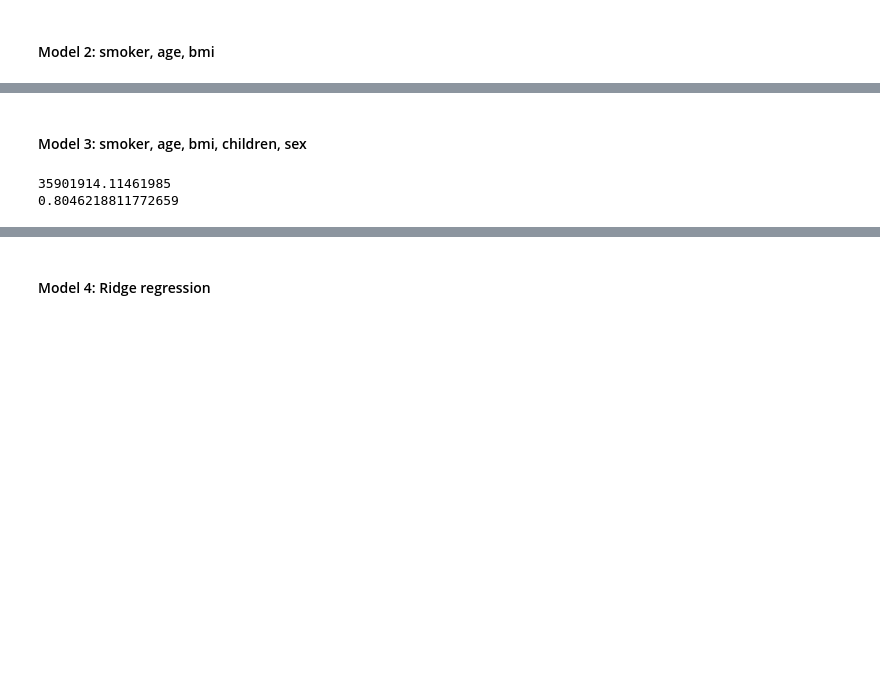
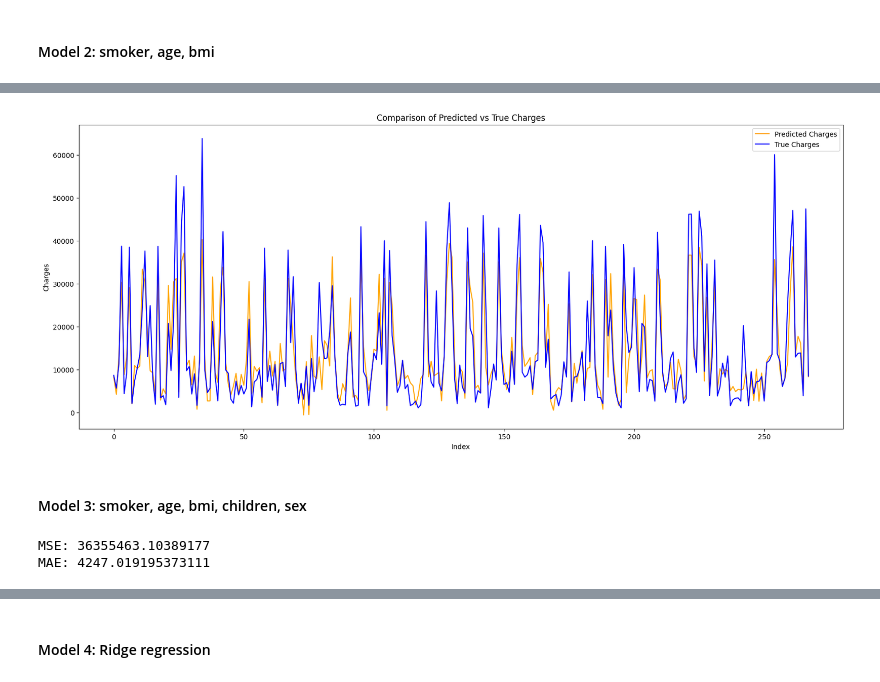
Before and after one commit to DinhXuanKhuong/Linear-Regression_Medical-Insurance-Cost-Prediction, a Jupyter notebook: code_duc.ipynb, the cells around one changed output, grey strips where cells are left out. Drawn from its saved outputs; the diff is of its cells as text; code cells hidden in the pictures; blank space fills up the shorter version.

```diff
--- a/code_duc.ipynb
+++ b/code_duc.ipynb
@@ -487,3 +491,7 @@ print(r2_score(y_test, y_predicted))
+# %%
+compare_output(y_predicted, y_test_numpy)
+# %% [output]
+[figure, added]
 # %% [markdown]
 #### Model 3: smoker, age, bmi, children, sex
 # %%
@@ -493,10 +500,13 @@ X_train, X_test, y_train, y_test = train_test_split(X, y, test_size=0.2, random_
 # %%
-model_2 = LinearRegression()
-model_2.fit(X_train, y_train)
-y_predicted = model_2.predict(X_test)
-y_predicted
-print(mean_squared_error(y_test, y_predicted))
-print(r2_score(y_test, y_predicted))
+model_3 = LinearRegression()
+model_3.fit(X_train_5_features, y_train_numpy)
+y_predicted = model_3.predict(X_test_5_features)
+
+mse_5_features = mean_squared_error(y_test_numpy, y_predicted)
+mae_5_features = mean_absolute_error(y_test_numpy, y_predicted)
+
+print("MSE:", mse_5_features)
+print("MAE:", mae_5_features)
 # %% [output]
-35901914.11461985
-0.8046218811772659
+MSE: 36355463.10389177
+MAE: 4247.019195373111
```
Also changed, not shown: parts of 43 cells of this notebook.
